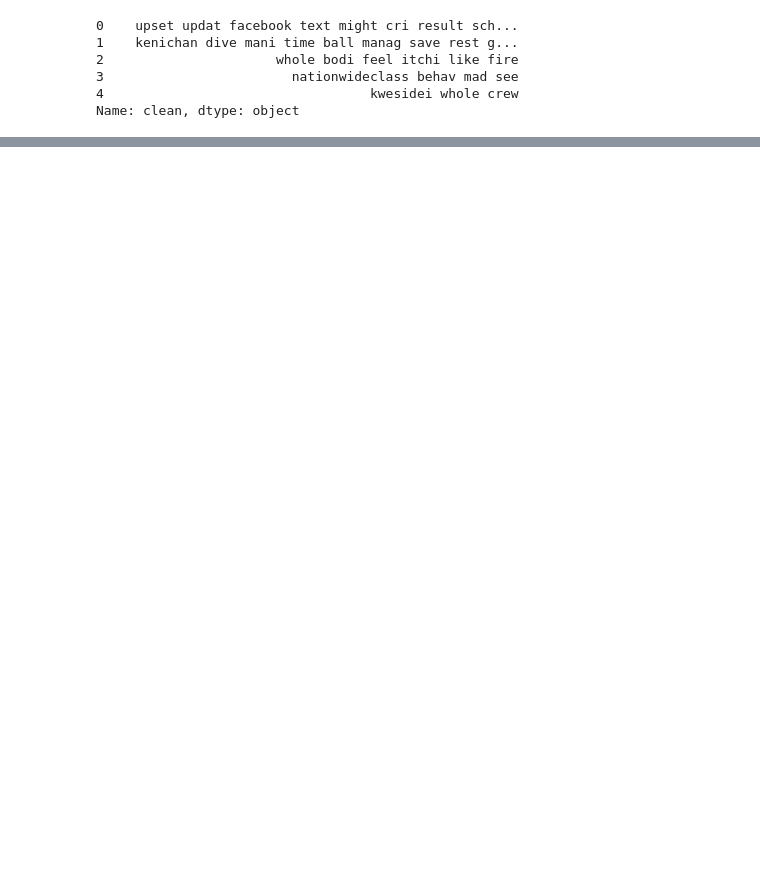
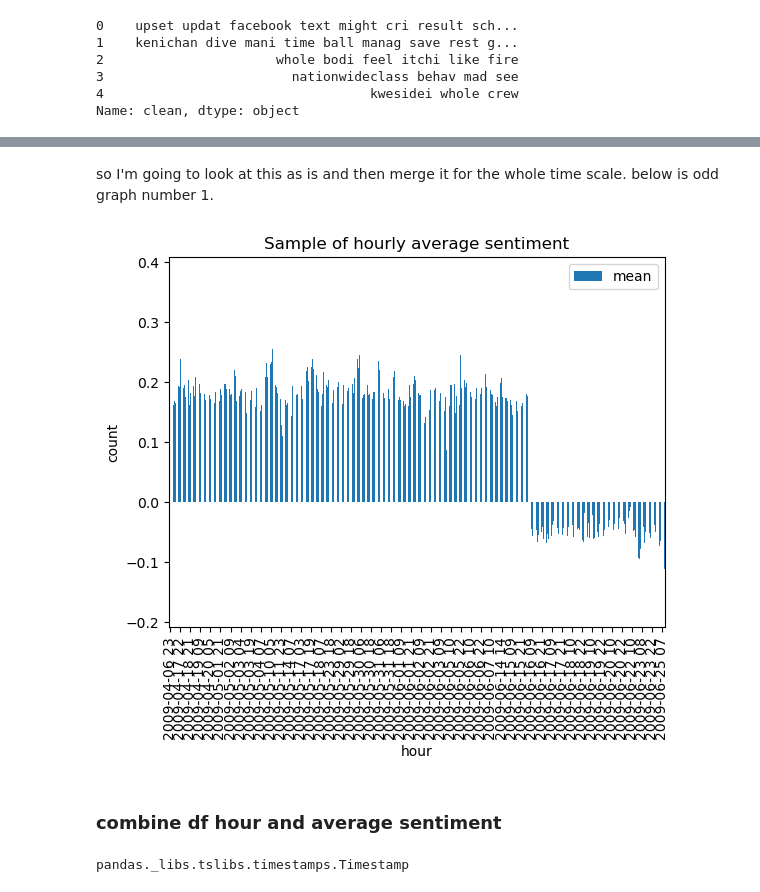
Before and after one commit to milooranm/ForecastingSentiment, a Jupyter notebook: NLP.ipynb, the cells around one changed output, grey strips where cells are left out. Drawn from its saved outputs; the diff is of its cells as text; code cells hidden in the pictures; blank space fills up the shorter version.

```diff
--- a/NLP.ipynb
+++ b/NLP.ipynb
@@ -81,0 +373,2 @@ df.head()
+# %%
+df['date'] = pd.to_datetime(df['date'])
@@ -81,0 +379,2 @@ df.head()
+# %%
+df['HOUR'] = df['date'].dt.strftime('%Y-%m-%d %H')
@@ -81,0 +383,3 @@ df.head()
+# %%
+hourly_sent = df.groupby('HOUR')['VADERsent'].agg(['mean', 'sum']).reset_index()
+hourly_sent.head(10)
@@ -81,0 +414,21 @@ df.head()
+# %% [markdown]
+so I'm going to look at this as is and then merge it for the whole time scale.
+below is odd graph number 1.
+# %%
+hourly_sent.plot(x='HOUR', y = 'mean',kind='bar')
+
+x_ticks = range(1, len(hourly_sent) + 1, 12)
+plt.xticks(x_ticks, hourly_sent['HOUR'].iloc[x_ticks])
+plt.xlabel('hour')
+plt.ylabel('count')
+plt.title('Sample of hourly average sentiment')
+plt.show()
+# %% [output]
+[figure, added]
+# %% [markdown]
+### combine df hour and average sentiment
+# %%
+hourly_sent['HOUR']=pd.to_datetime(hourly_sent['HOUR'], format='%Y-%m-%d %H')
+type(hourly_sent['HOUR'][0])
+# %% [output]
+pandas._libs.tslibs.timestamps.Timestamp
```
Also changed, not shown: parts of 56 cells of this notebook.
